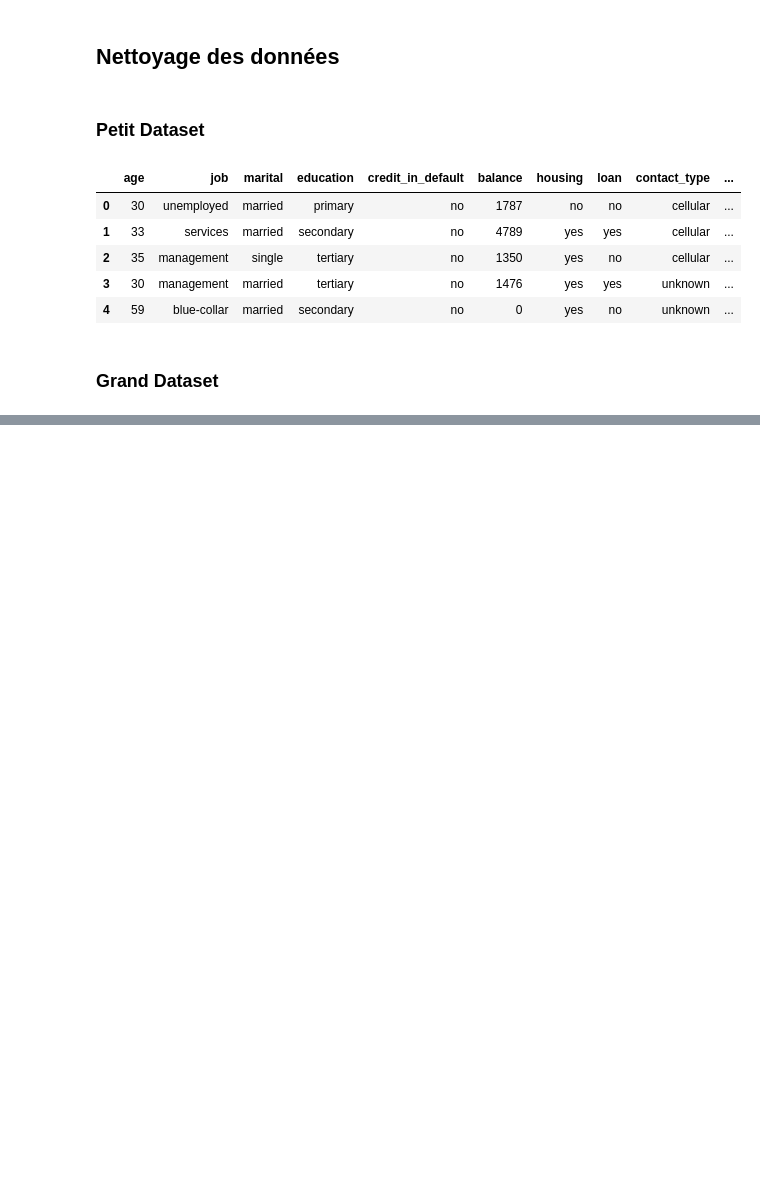
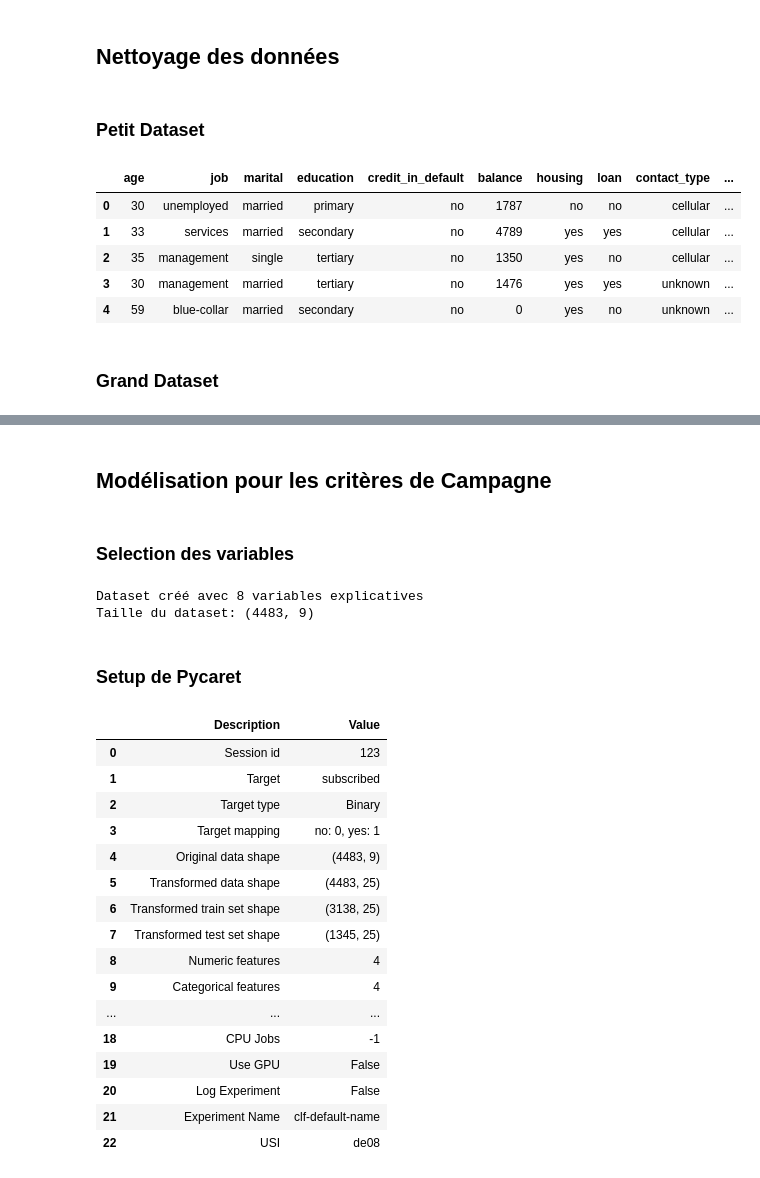
Before and after one commit to Paul-Emmanuel-Buffe/bank-marketing, a Jupyter notebook: notebooks/modeling.ipynb, the cells around one changed output, grey strips where cells are left out. Saved outputs shown, nothing was run; the diff lists cells and outputs as text; code cells hidden in the pictures; blank space fills up the shorter version.

```diff
--- a/notebooks/modeling.ipynb
+++ b/notebooks/modeling.ipynb
@@ -41,0 +109,51 @@ df_clean_large["contact_status"] = df_clean_large['last_contact'].apply(lambda x
+# %% [markdown]
+## Modélisation pour les critères de Campagne
+# %% [markdown]
+### Selection des variables
+# %%
+variables_campagne = [
+    'contact_type',
+    'day',
+    'month',
+    'campaign',
+    'last_contact',
+    'number_of_contact_before_campaign',
+    'result_campaign',
+    'subscribed',
+    'contact_status']
+
+# Création du dataset pour la modélisation (création d'une copie)
+df_modelisation_small =  df_clean_small[variables_campagne].copy()
+
+print("Dataset créé avec", len(variables_campagne)-1, "variables explicatives")
+print("Taille du dataset:", df_modelisation_small.shape)
+# %% [output]
+Dataset créé avec 8 variables explicatives
+Taille du dataset: (4483, 9)
+# %% [markdown]
+### Setup de Pycaret
+# %%
+# Environnement Pycaret
+
+clf = setup(data=df_modelisation_small,
+            target='subscribed',
+            session_id=123,
+           )
+# %% [output]
+|  | Description | Value |
+| 0 | Session id | 123 |
+| 1 | Target | subscribed |
+| 2 | Target type | Binary |
+| 3 | Target mapping | no: 0, yes: 1 |
+| 4 | Original data shape | (4483, 9) |
+| 5 | Transformed data shape | (4483, 25) |
+| 6 | Transformed train set shape | (3138, 25) |
+| 7 | Transformed test set shape | (1345, 25) |
+| 8 | Numeric features | 4 |
+| 9 | Categorical features | 4 |
+| ... | ... | ... |
+| 18 | CPU Jobs | -1 |
+| 19 | Use GPU | False |
+| 20 | Log Experiment | False |
+| 21 | Experiment Name | clf-default-name |
+| 22 | USI | de08 |
```
Also changed, not shown: parts of 7 cells of this notebook, 1 other file.
